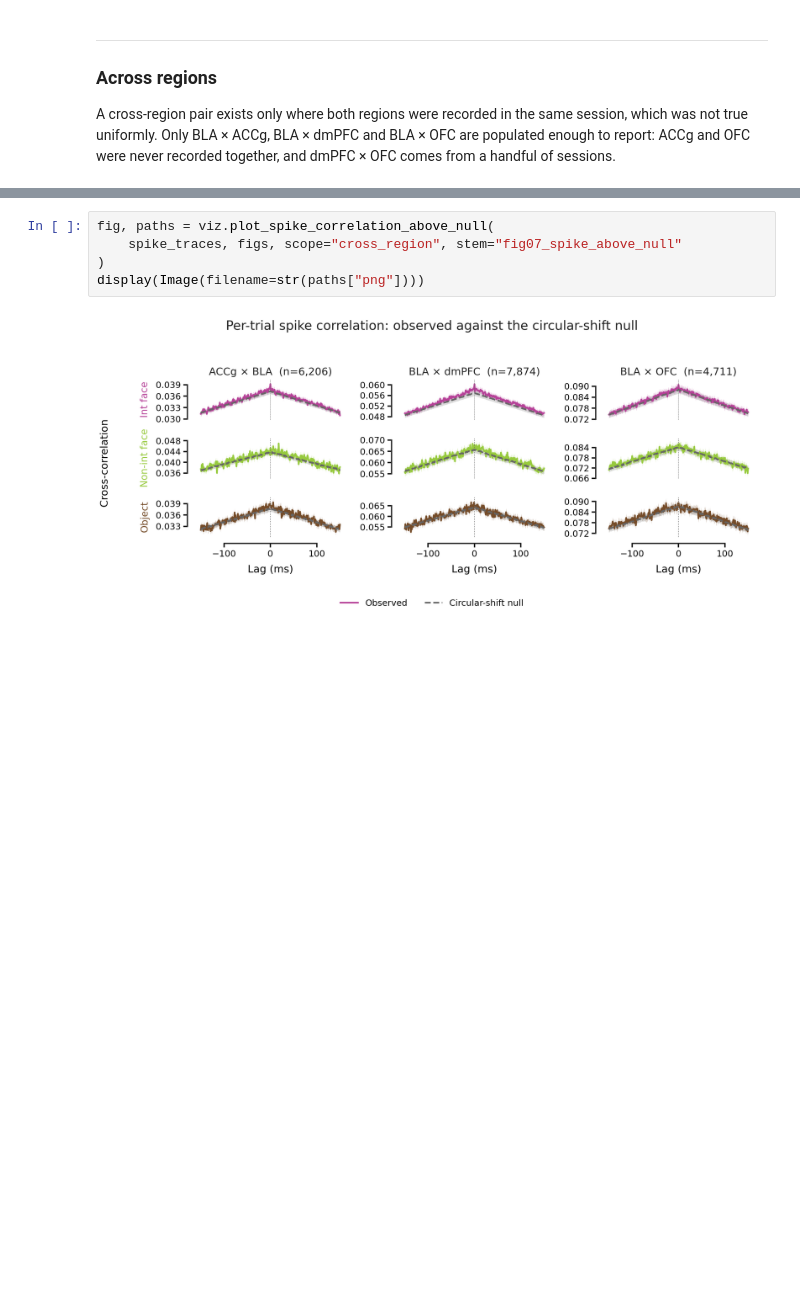
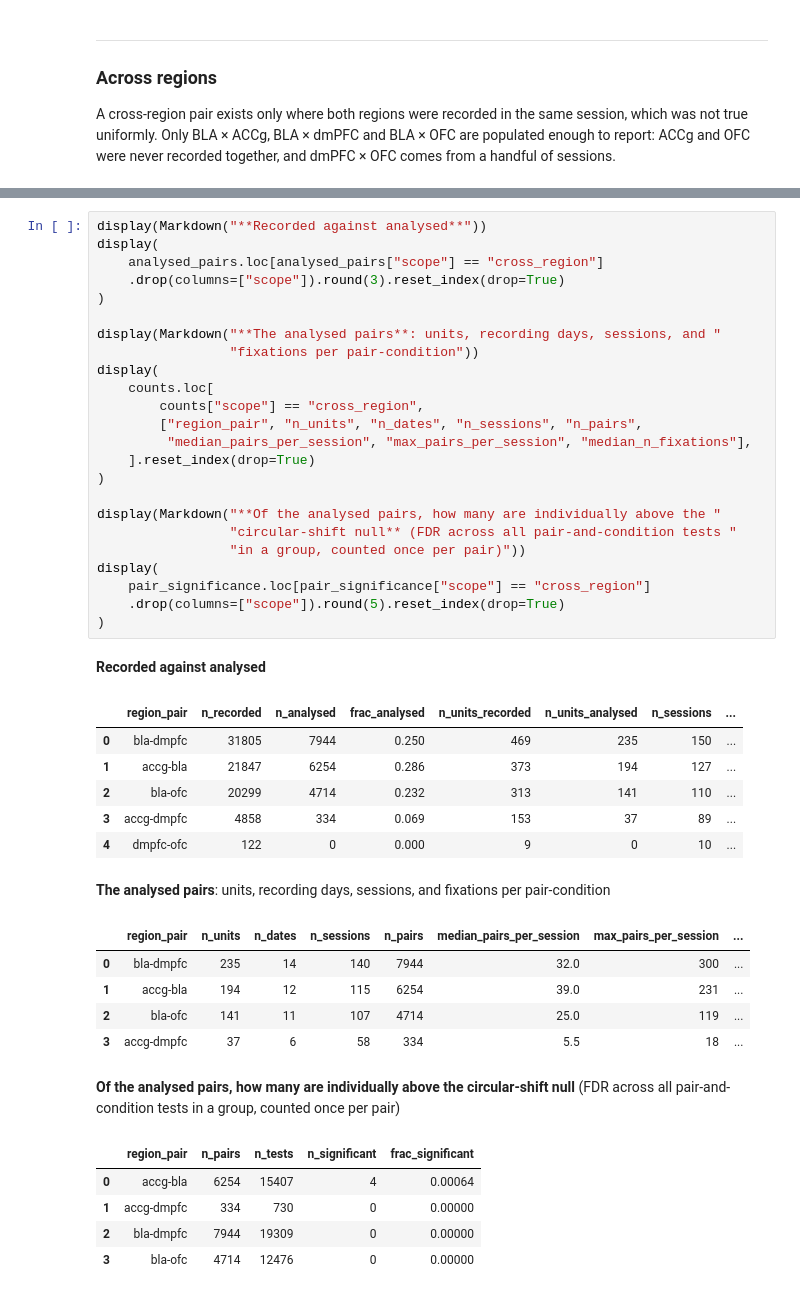
Before and after one commit to gprabaha/dal_monte_2022_analysis, a Jupyter notebook: notebooks/pair_correlation_overview/pair_correlation_overview.ipynb, the cells around one changed output, grey strips where cells are left out. Cells and saved outputs as stored; diff of their text form; blank space fills up the shorter version.

```diff
--- a/notebooks/pair_correlation_overview/pair_correlation_overview.ipynb
+++ b/notebooks/pair_correlation_overview/pair_correlation_overview.ipynb
@@ -736,7 +728,44 @@ cross-region trace in the chapter.
 # %%
-fig, paths = viz.plot_spike_correlation_above_null(
-    spike_traces, figs, scope="cross_region", stem="fig07_spike_above_null"
+display(Markdown("**Recorded against analysed**"))
+display(
+    analysed_pairs.loc[analysed_pairs["scope"] == "cross_region"]
+    .drop(columns=["scope"]).round(3).reset_index(drop=True)
 )
-display(Image(filename=str(paths["png"])))
+
+display(Markdown("**The analysed pairs**: units, recording days, sessions, and "
+                 "fixations per pair-condition"))
+display(
+    counts.loc[
+        counts["scope"] == "cross_region",
+        ["region_pair", "n_units", "n_dates", "n_sessions", "n_pairs",
+         "median_pairs_per_session", "max_pairs_per_session", "median_n_fixations"],
+    ].reset_index(drop=True)
+)
+
+display(Markdown("**Of the analysed pairs, how many are individually above the "
+                 "circular-shift null** (FDR across all pair-and-condition tests "
+                 "in a group, counted once per pair)"))
+display(
+    pair_significance.loc[pair_significance["scope"] == "cross_region"]
+    .drop(columns=["scope"]).round(5).reset_index(drop=True)
+)
 # %% [output]
-[figure, removed]
+**Recorded against analysed**
+|  | region_pair | n_recorded | n_analysed | frac_analysed | n_units_recorded | n_units_analysed | n_sessions | ... |
+| 0 | bla-dmpfc | 31805 | 7944 | 0.250 | 469 | 235 | 150 | ... |
+| 1 | accg-bla | 21847 | 6254 | 0.286 | 373 | 194 | 127 | ... |
+| 2 | bla-ofc | 20299 | 4714 | 0.232 | 313 | 141 | 110 | ... |
+| 3 | accg-dmpfc | 4858 | 334 | 0.069 | 153 | 37 | 89 | ... |
+| 4 | dmpfc-ofc | 122 | 0 | 0.000 | 9 | 0 | 10 | ... |
+**The analysed pairs**: units, recording days, sessions, and fixations per pair-condition
+|  | region_pair | n_units | n_dates | n_sessions | n_pairs | median_pairs_per_session | max_pairs_per_session | ... |
+| 0 | bla-dmpfc | 235 | 14 | 140 | 7944 | 32.0 | 300 | ... |
+| 1 | accg-bla | 194 | 12 | 115 | 6254 | 39.0 | 231 | ... |
+| 2 | bla-ofc | 141 | 11 | 107 | 4714 | 25.0 | 119 | ... |
+| 3 | accg-dmpfc | 37 | 6 | 58 | 334 | 5.5 | 18 | ... |
+**Of the analysed pairs, how many are individually above the circular-shift null** (FDR across all pair-and-condition tests in a group, counted once per pair)
+|  | region_pair | n_pairs | n_tests | n_significant | frac_significant |
+| 0 | accg-bla | 6254 | 15407 | 4 | 0.00064 |
+| 1 | accg-dmpfc | 334 | 730 | 0 | 0.00000 |
+| 2 | bla-dmpfc | 7944 | 19309 | 0 | 0.00000 |
+| 3 | bla-ofc | 4714 | 12476 | 0 | 0.00000 |
```
Also changed, not shown: parts of 30 cells of this notebook, 3 other files.
